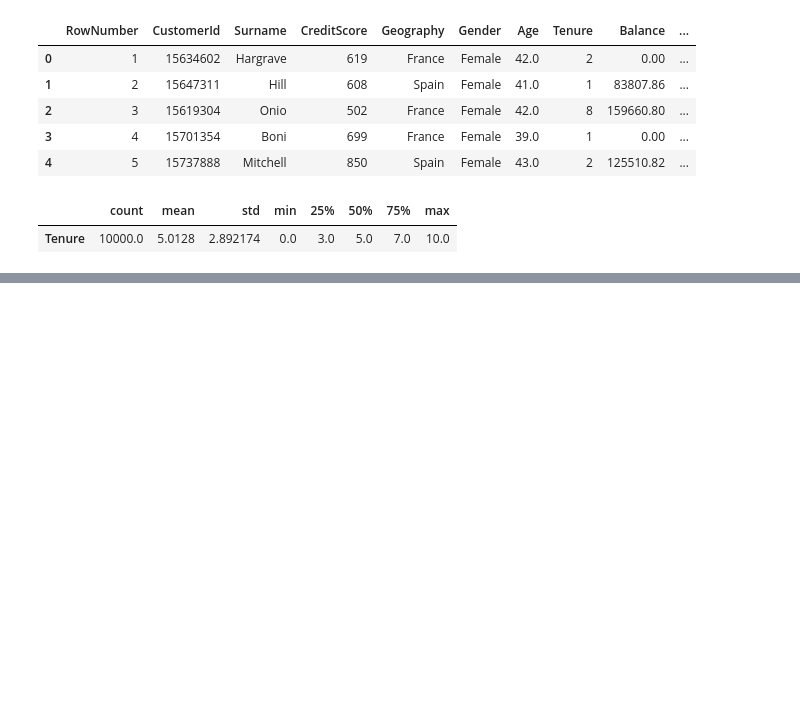
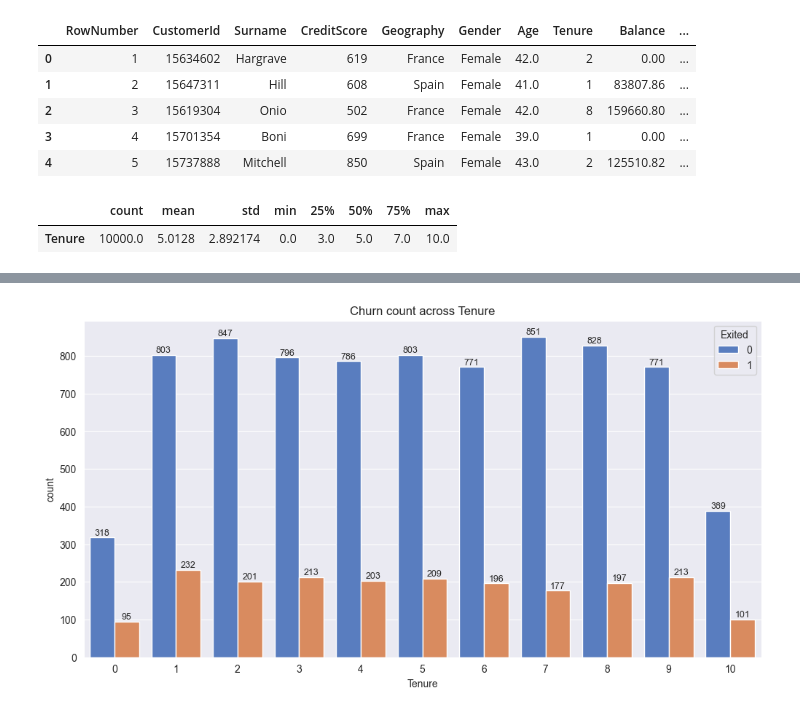
Before and after one commit to atharvadhumal03/Bank-Customer-Churn-Predictor-ML, a Jupyter notebook: JupyterNotebook.ipynb, the cells around one changed output, grey strips where cells are left out. Saved outputs shown, nothing was run; the diff lists cells and outputs as text; code cells hidden in the pictures; blank space fills up the shorter version.

```diff
--- a/JupyterNotebook.ipynb
+++ b/JupyterNotebook.ipynb
@@ -308,0 +346,11 @@ df['Tenure'].describe().to_frame().T
+# %%
+plt.figure(figsize=(12,6))
+cp = sns.countplot(data=df, x='Tenure', hue='Exited')
+
+for container in cp.containers:
+    cp.bar_label(container, label_type='edge', fontsize=9)
+
+plt.title("Churn count across Tenure")
+plt.show()
+# %% [output]
+[figure, added]
```
Also changed, not shown: parts of 14 cells of this notebook.
